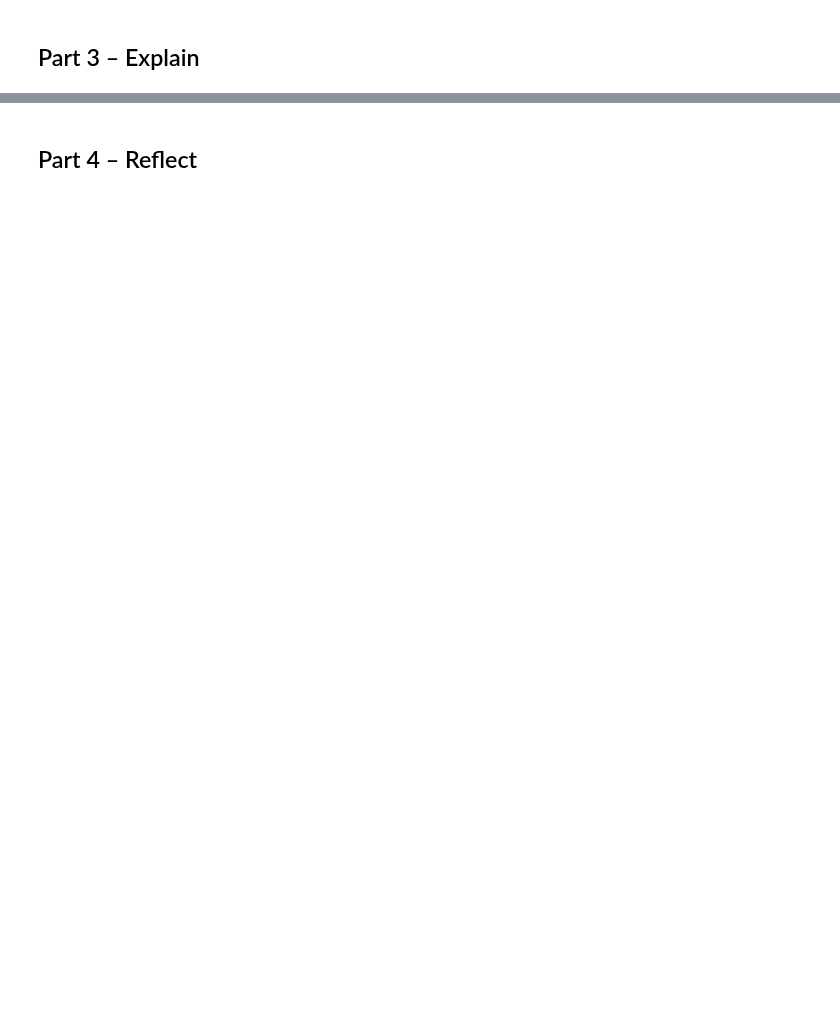
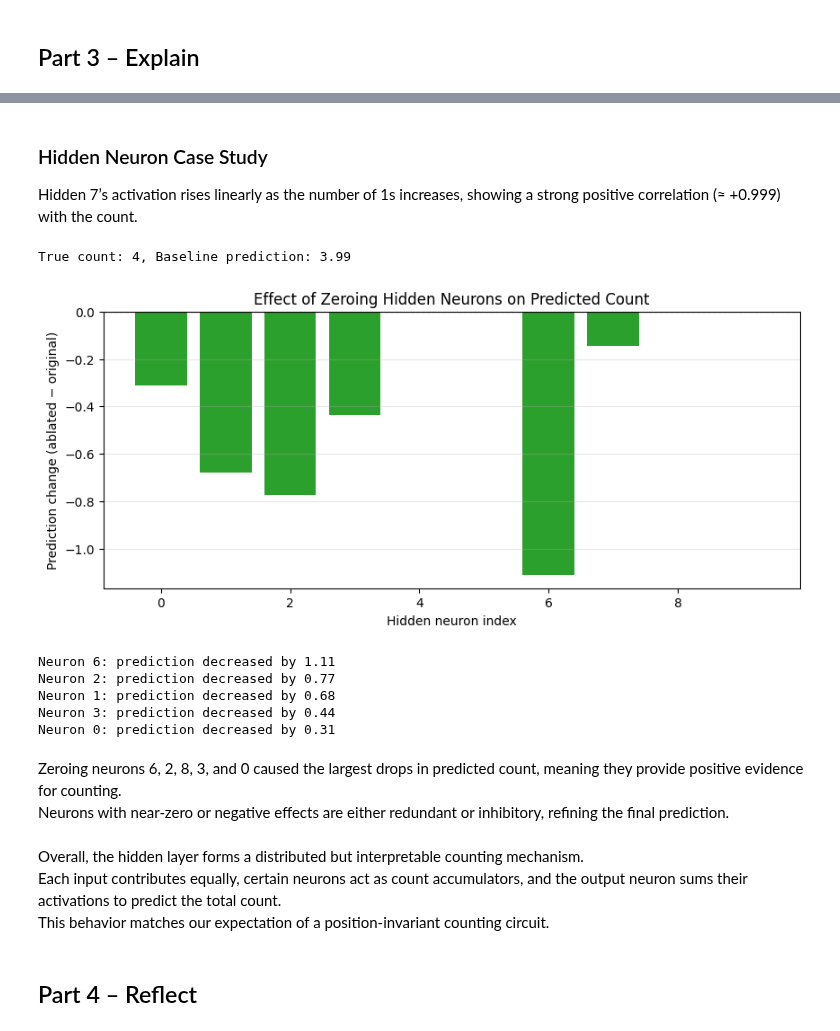
Before and after one commit to ericiortega/aipi590-xai-fall2025, a Jupyter notebook: assignments/mechanistic_interpretability/mechanistic_interpretability.ipynb, the cells around one changed output, grey strips where cells are left out. Drawn from its saved outputs; the diff is of its cells as text; code cells hidden in the pictures; blank space fills up the shorter version.

Commit message:
adding text

```diff
--- a/assignments/mechanistic_interpretability/mechanistic_interpretability.ipynb
+++ b/assignments/mechanistic_interpretability/mechanistic_interpretability.ipynb
@@ -235,2 +333,57 @@ Through the exploration above, I found that hidden units in my network correlate
+# %% [markdown]
+### Hidden Neuron Case Study
+Hidden 7’s activation rises linearly as the number of 1s increases, showing a strong positive correlation (≈ +0.999) with the count.
+# %%
+# --- Sweep ablation across all hidden neurons for a single sample ---
+ex_idx = 0  # choose any validation index
+test_input = X_val[ex_idx:ex_idx+1].clone()
+true_count = int(test_input.sum().item())
+
+model.eval()
+with torch.no_grad():
+    base_out, _ = model(test_input)
+    base_pred = float(base_out.squeeze())
+
+signed_deltas = []
+with torch.no_grad():
+    pre = torch.relu(model.fc1(test_input))  # precomputed hidden before ablation
+    for i in range(n_hidden):
+        h = pre.clone()
+        h[:, i] = 0
+        mod_out = model.fc2(h)
+        signed_deltas.append(float(mod_out.squeeze() - base_pred))
+
+print(f"True count: {true_count}, Baseline prediction: {base_pred:.2f}")
+
+plt.figure(figsize=(10, 4))
+colors = ['tab:green' if d <= 0 else 'tab:red' for d in signed_deltas]  # green: drop (count contribution)
+plt.bar(range(n_hidden), signed_deltas, color=colors)
+plt.axhline(0, color='black', linewidth=0.8, linestyle='--')
+plt.xlabel("Hidden neuron index"); plt.ylabel("Prediction change (ablated − original)")
+plt.title("Effect of Zeroing Hidden Neurons on Predicted Count")
+plt.grid(True, axis='y', alpha=0.3)
+plt.show()
+
+# Optional: text summary of largest effects
+abs_d = np.abs(signed_deltas)
+order = np.argsort(-abs_d)[:5]
+for i in order:
+    direction = "decreased" if signed_deltas[i] < 0 else "increased"
+    print(f"Neuron {i}: prediction {direction} by {abs_d[i]:.2f}")
+# %% [output]
+True count: 4, Baseline prediction: 3.99
+[figure, added]
+Neuron 6: prediction decreased by 1.11
+Neuron 2: prediction decreased by 0.77
+Neuron 1: prediction decreased by 0.68
+Neuron 3: prediction decreased by 0.44
+Neuron 0: prediction decreased by 0.31
+# %% [markdown]
+Zeroing neurons 6, 2, 8, 3, and 0 caused the largest drops in predicted count, meaning they provide positive evidence for counting.
+Neurons with near-zero or negative effects are either redundant or inhibitory, refining the final prediction.
+# %% [markdown]
+Overall, the hidden layer forms a distributed but interpretable counting mechanism.
+Each input contributes equally, certain neurons act as count accumulators, and the output neuron sums their activations to predict the total count.
+This behavior matches our expectation of a position-invariant counting circuit.
 # %% [markdown]
 ## Part 4 – Reflect
```
Also changed, not shown: parts of 17 cells of this notebook.
